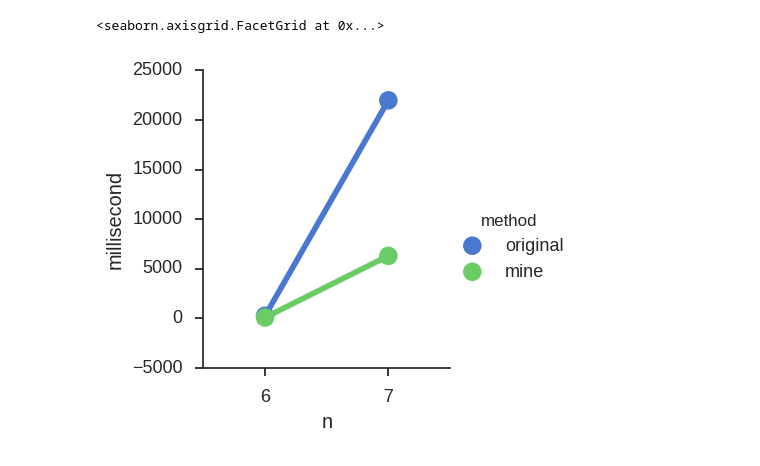
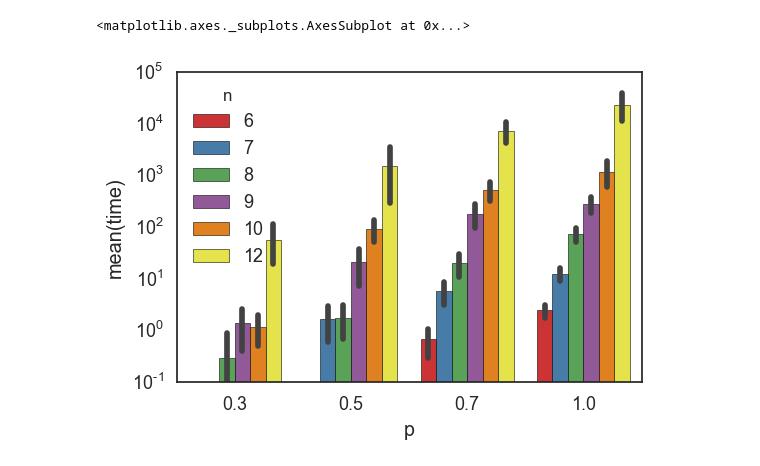
Before and after one commit to Nyker510/tsp_programing, a Jupyter notebook: plot_result.ipynb, the cells around one changed output. Saved outputs shown, nothing was run; the diff lists cells and outputs as text; code cells hidden in the pictures.

```diff
--- a/plot_result.ipynb
+++ b/plot_result.ipynb
@@ -2,11 +2,13 @@
 import pandas as pd
 import matplotlib.pyplot as plt
 import seaborn as sns
+import numpy as np
+
 sns.set_context('talk')
-sns.set_style('ticks')
+sns.set_style('white')
 %matplotlib inline
 # %%
 sns.palplot(
-sns.color_palette('muted'))
-sns.set_palette(sns.color_palette('muted'))
+sns.color_palette('Set1'))
+sns.set_palette(sns.color_palette('Set1'))
 # %% [output]
@@ -14,2 +16,2 @@ sns.set_palette(sns.color_palette('muted'))
 # %%
-df = pd.read_csv('result.csv')
+df = pd.read_csv('result_p09.csv')
@@ -24,0 +78,11 @@ df.tail()
+# %%
+sns.set_palette(sns.color_palette('Set1')[0:])
+use_cols = []
+for c in df.columns:
+    if 'stop' in c:
+        use_cols.append(c)
+use_cols = ['time']
+for p in df.p.unique():
+    print(p)
+    df[df['p'] == p].groupby('n').mean()[use_cols].plot(kind='bar')
+#     plt.yscale('log')
@@ -25,5 +108,9 @@ df.tail()
+# %%
+g
+# %% [output]
+<matplotlib.axes._subplots.AxesSubplot at 0x...>
 # %%
-sns.factorplot(x="n", y="millisecond", data=df, hue='method')
+sns.barplot(x="p", y="time", data=df, hue='n')
+plt.yscale('log')
 # %% [output]
-<seaborn.axisgrid.FacetGrid at 0x...>
-[figure, old version]
+[figure, new version]
```
Also changed, not shown: parts of 13 cells of this notebook, 8 other files.
